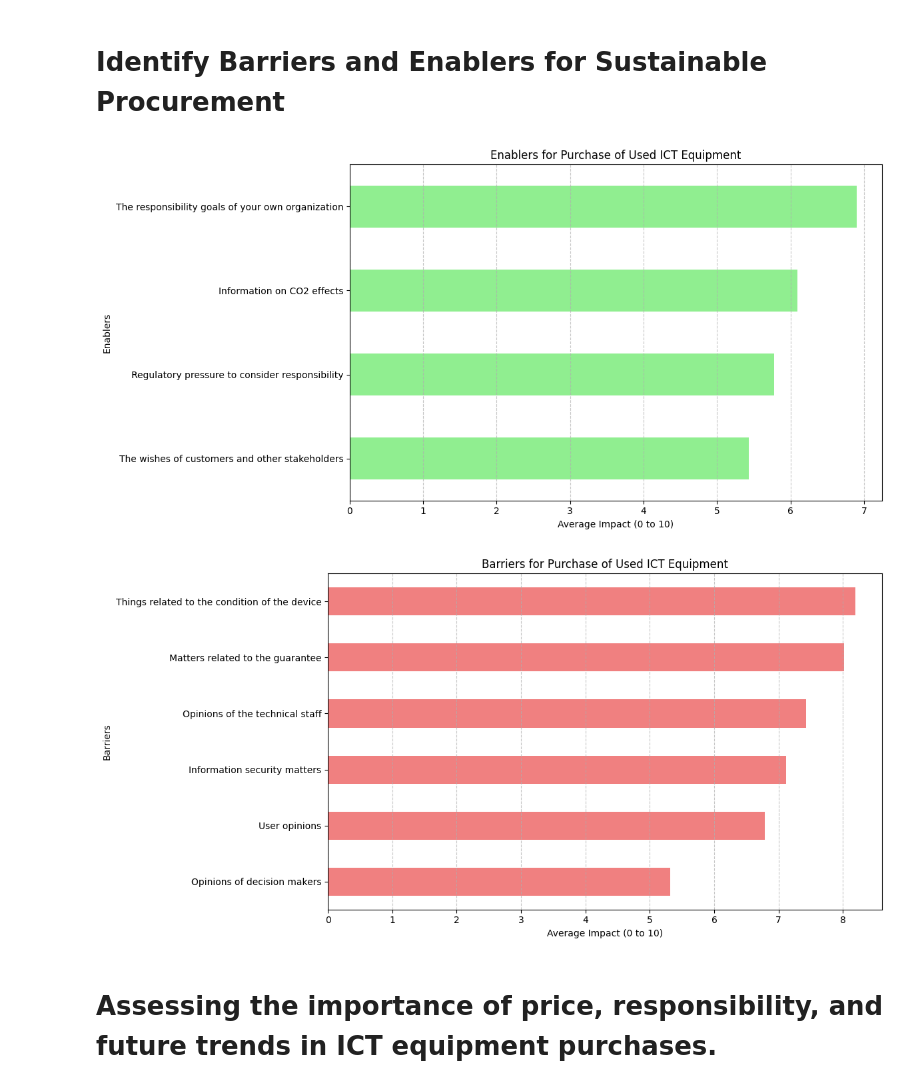
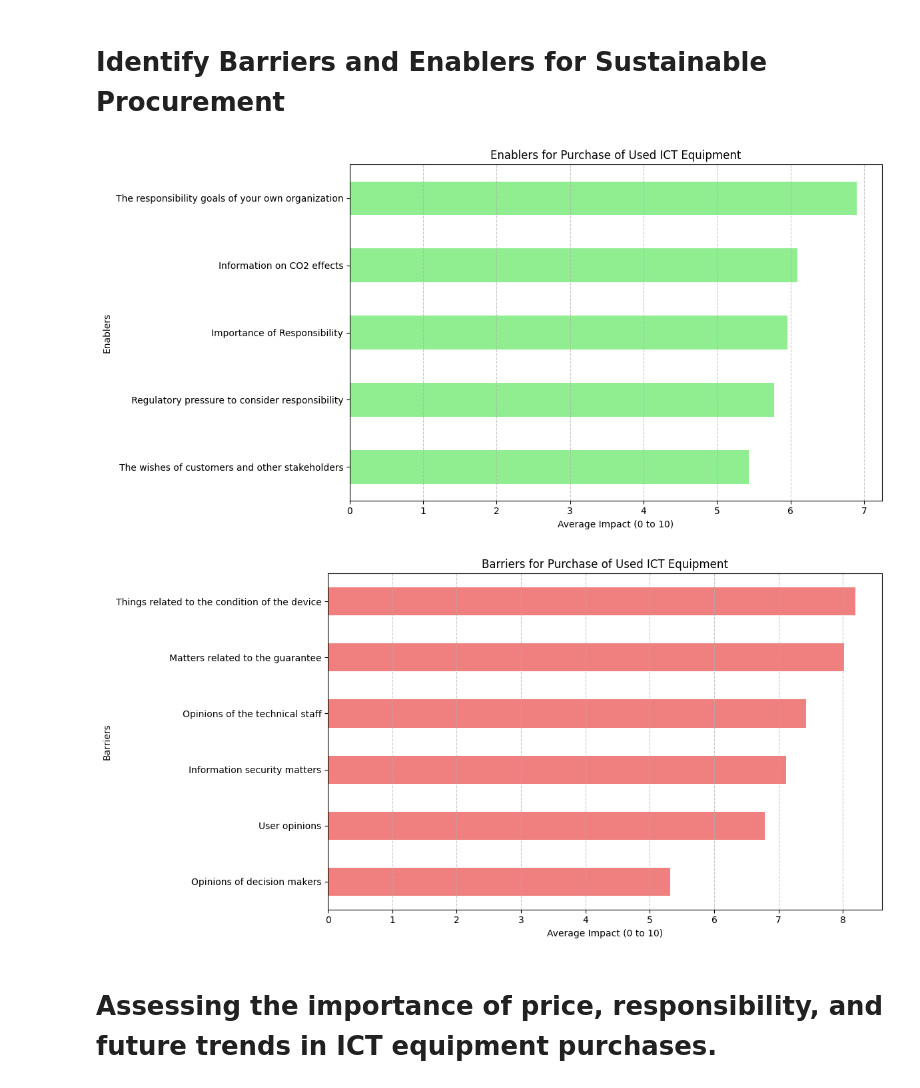
Before and after one commit to ProArif/Thesis, a Jupyter notebook: SurveyAnalysis.ipynb, the cells around one changed output. Drawn from its saved outputs; the diff is of its cells as text; code cells hidden in the pictures.

```diff
--- a/SurveyAnalysis.ipynb
+++ b/SurveyAnalysis.ipynb
@@ -410,12 +458,20 @@ plt.show()
 # %% [markdown]
 # Identify Barriers and Enablers for Sustainable Procurement
 # %%
+# Renaming columns for easier access
+data.rename(columns={
+    'How important is price in your ICT equipment purchases? (0 not important | 3 a little | 5 somewhat | 7 a lot | 10 crucially important)': 'Importance of Price',
+    'How important is responsibility in your ICT equipment purchases? (0 not important | 3 a little | 5 somewhat | 7 a lot | 10 crucially important)': 'Importance of Responsibility',
+    'Will the share of responsibility factors increase in your ICT equipment procurement decisions in the next two years?': 'Increase in Responsibility Factors'
+}, inplace=True)
+
 # Define enablers and barriers
 enablers = [
     'Information on CO2 effects',
     'Regulatory pressure to consider responsibility',
     'The wishes of customers and other stakeholders',
-    'The responsibility goals of your own organization'
+    'The responsibility goals of your own organization',
+    'Importance of Responsibility'
 ]
 
 # Calculate mean impact score for each enabler
@@ -427,34 +483,34 @@ enabler_means.sort_values().plot(kind='barh', color='lightgreen')
 plt.title('Enablers for Purchase of Used ICT Equipment')
 plt.xlabel('Average Impact (0 to 10)')
 plt.ylabel('Enablers')
 plt.grid(axis='x', linestyle='--', alpha=0.7)
 plt.tight_layout()
 plt.show()
 
 # Define barriers
 barriers = [
     'Information security matters',
     'Matters related to the guarantee',
     'Things related to the condition of the device',
     'Opinions of decision makers',
     'Opinions of the technical staff',
     'User opinions'
 ]
 
 # Calculate mean impact score for each barrier
 barrier_means = data[barriers].mean()
 
 # Plotting Barriers
 plt.figure(figsize=(12, 6))
 barrier_means.sort_values().plot(kind='barh', color='lightcoral')
 plt.title('Barriers for Purchase of Used ICT Equipment')
 plt.xlabel('Average Impact (0 to 10)')
 plt.ylabel('Barriers')
 plt.grid(axis='x', linestyle='--', alpha=0.7)
 plt.tight_layout()
 plt.show()
 # %% [output]
-[figure, old version]
+[figure, new version]
 [figure]
 # %% [markdown]
 # Assessing the importance of price, responsibility, and future trends in ICT equipment purchases.
```
Also changed, not shown: parts of 8 cells of this notebook.
